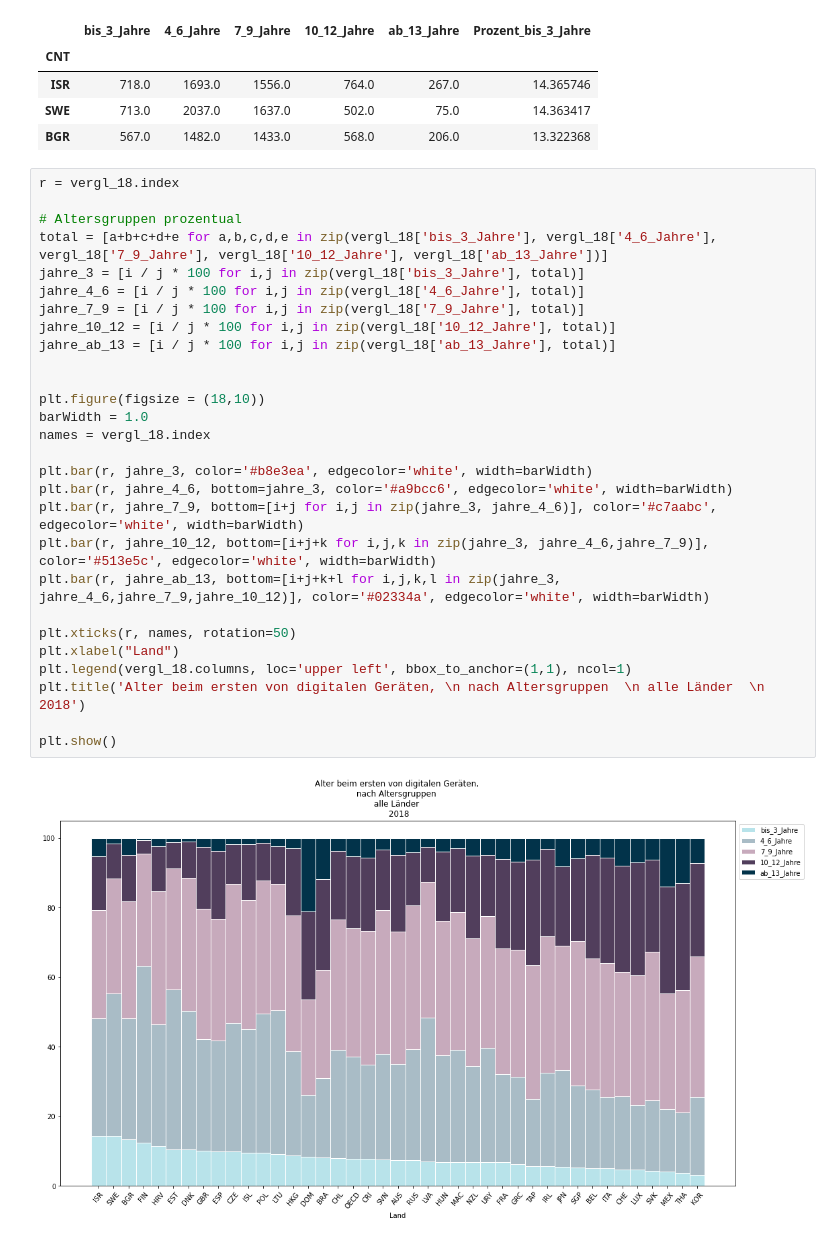
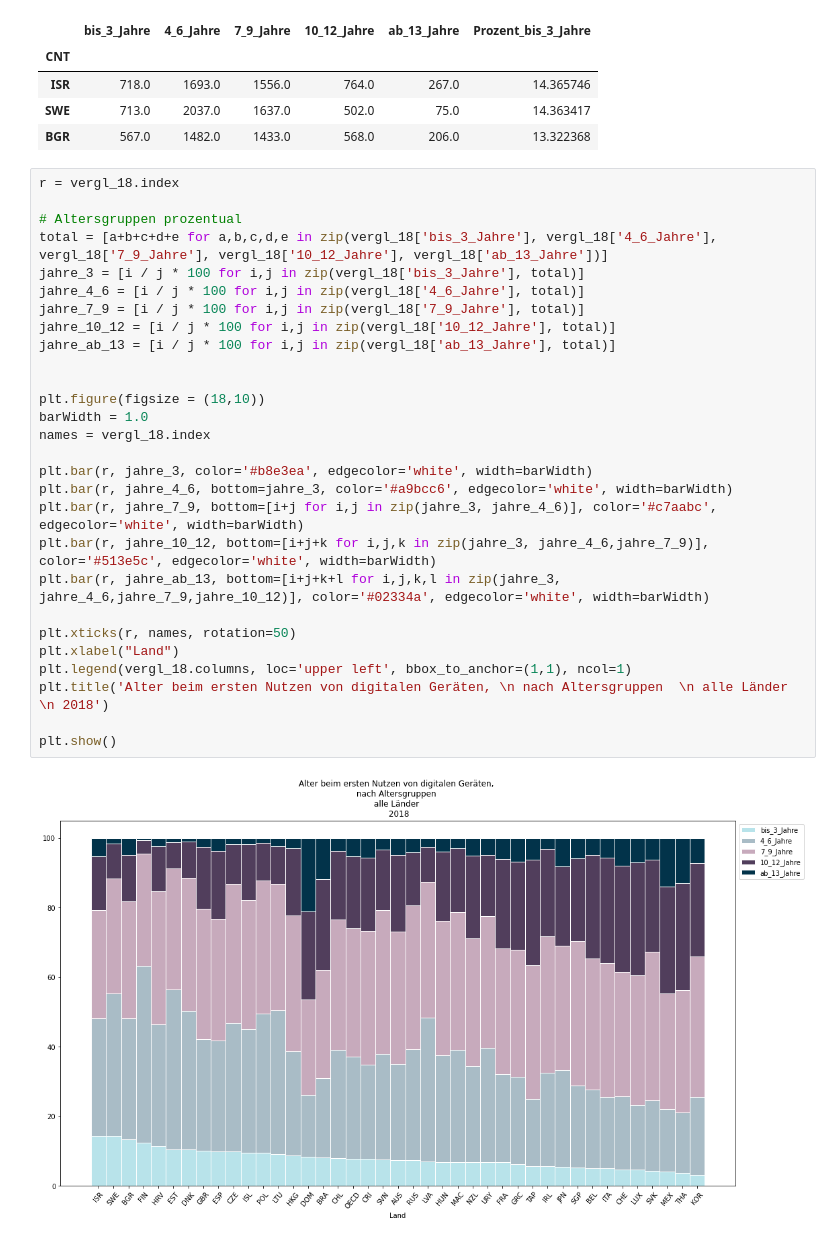
Before and after one commit to okirsch/PISA-2018-Projekt, a Jupyter notebook: Alter&Digitalisierung.ipynb, the cells around one changed output. Drawn from its saved outputs; the diff is of its cells as text.

```diff
--- a/Alter&Digitalisierung.ipynb
+++ b/Alter&Digitalisierung.ipynb
@@ -680,30 +680,30 @@ vergl_18.head(3)
 # %%
 r = vergl_18.index
 
 # Altersgruppen prozentual
 total = [a+b+c+d+e for a,b,c,d,e in zip(vergl_18['bis_3_Jahre'], vergl_18['4_6_Jahre'], vergl_18['7_9_Jahre'], vergl_18['10_12_Jahre'], vergl_18['ab_13_Jahre'])]
 jahre_3 = [i / j * 100 for i,j in zip(vergl_18['bis_3_Jahre'], total)]
 jahre_4_6 = [i / j * 100 for i,j in zip(vergl_18['4_6_Jahre'], total)]
 jahre_7_9 = [i / j * 100 for i,j in zip(vergl_18['7_9_Jahre'], total)]
 jahre_10_12 = [i / j * 100 for i,j in zip(vergl_18['10_12_Jahre'], total)]
 jahre_ab_13 = [i / j * 100 for i,j in zip(vergl_18['ab_13_Jahre'], total)]
 
 
 plt.figure(figsize = (18,10))
 barWidth = 1.0
 names = vergl_18.index
 
 plt.bar(r, jahre_3, color='#b8e3ea', edgecolor='white', width=barWidth)
 plt.bar(r, jahre_4_6, bottom=jahre_3, color='#a9bcc6', edgecolor='white', width=barWidth)
 plt.bar(r, jahre_7_9, bottom=[i+j for i,j in zip(jahre_3, jahre_4_6)], color='#c7aabc', edgecolor='white', width=barWidth)
 plt.bar(r, jahre_10_12, bottom=[i+j+k for i,j,k in zip(jahre_3, jahre_4_6,jahre_7_9)], color='#513e5c', edgecolor='white', width=barWidth)
 plt.bar(r, jahre_ab_13, bottom=[i+j+k+l for i,j,k,l in zip(jahre_3, jahre_4_6,jahre_7_9,jahre_10_12)], color='#02334a', edgecolor='white', width=barWidth)
 
 plt.xticks(r, names, rotation=50)
 plt.xlabel("Land")
 plt.legend(vergl_18.columns, loc='upper left', bbox_to_anchor=(1,1), ncol=1)
-plt.title('Alter beim ersten von digitalen Geräten, \n nach Altersgruppen  \n alle Länder  \n 2018')
+plt.title('Alter beim ersten Nutzen von digitalen Geräten, \n nach Altersgruppen  \n alle Länder  \n 2018')
 
 plt.show()
 # %% [output]
-[figure, old version]
+[figure, new version]
```
